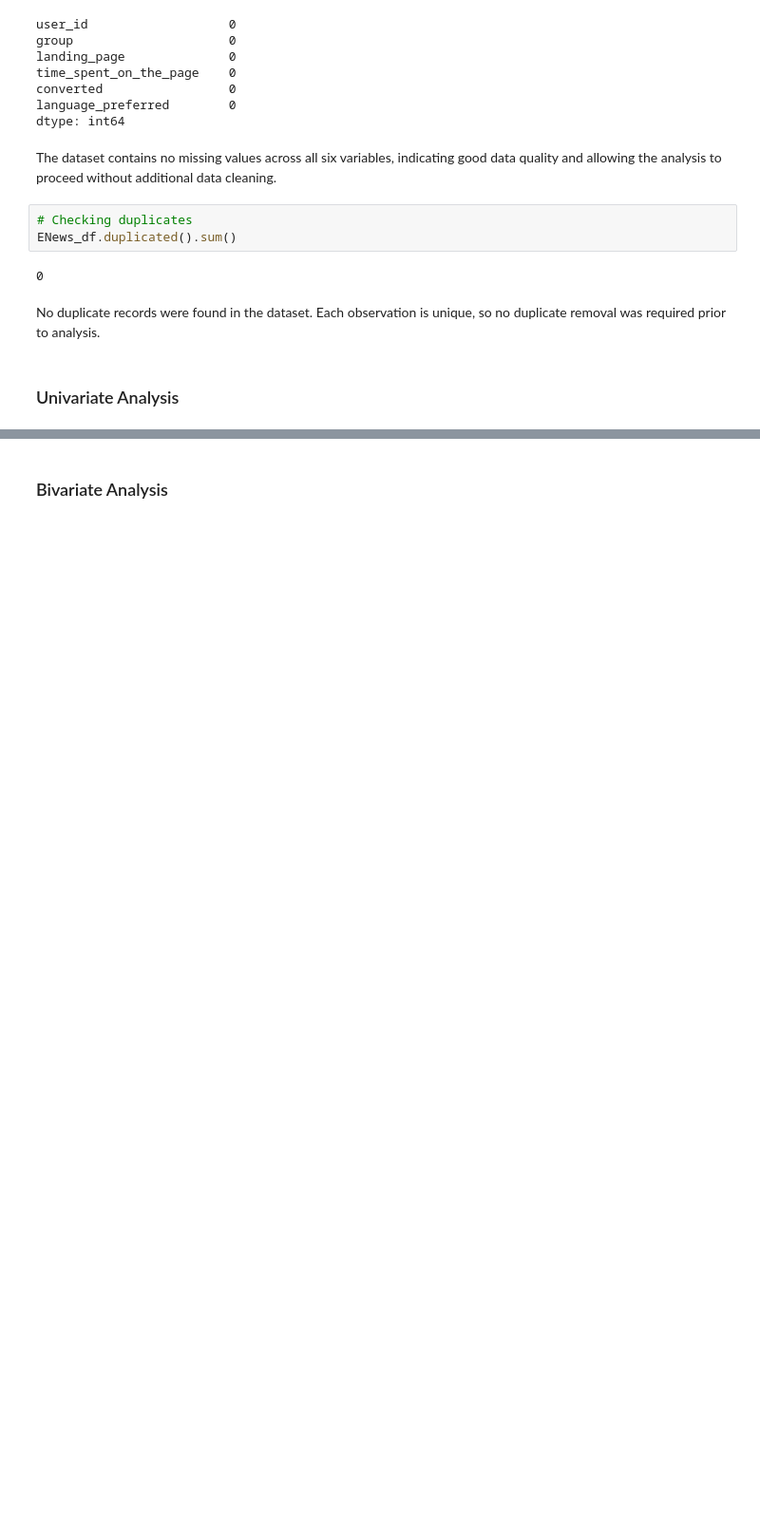
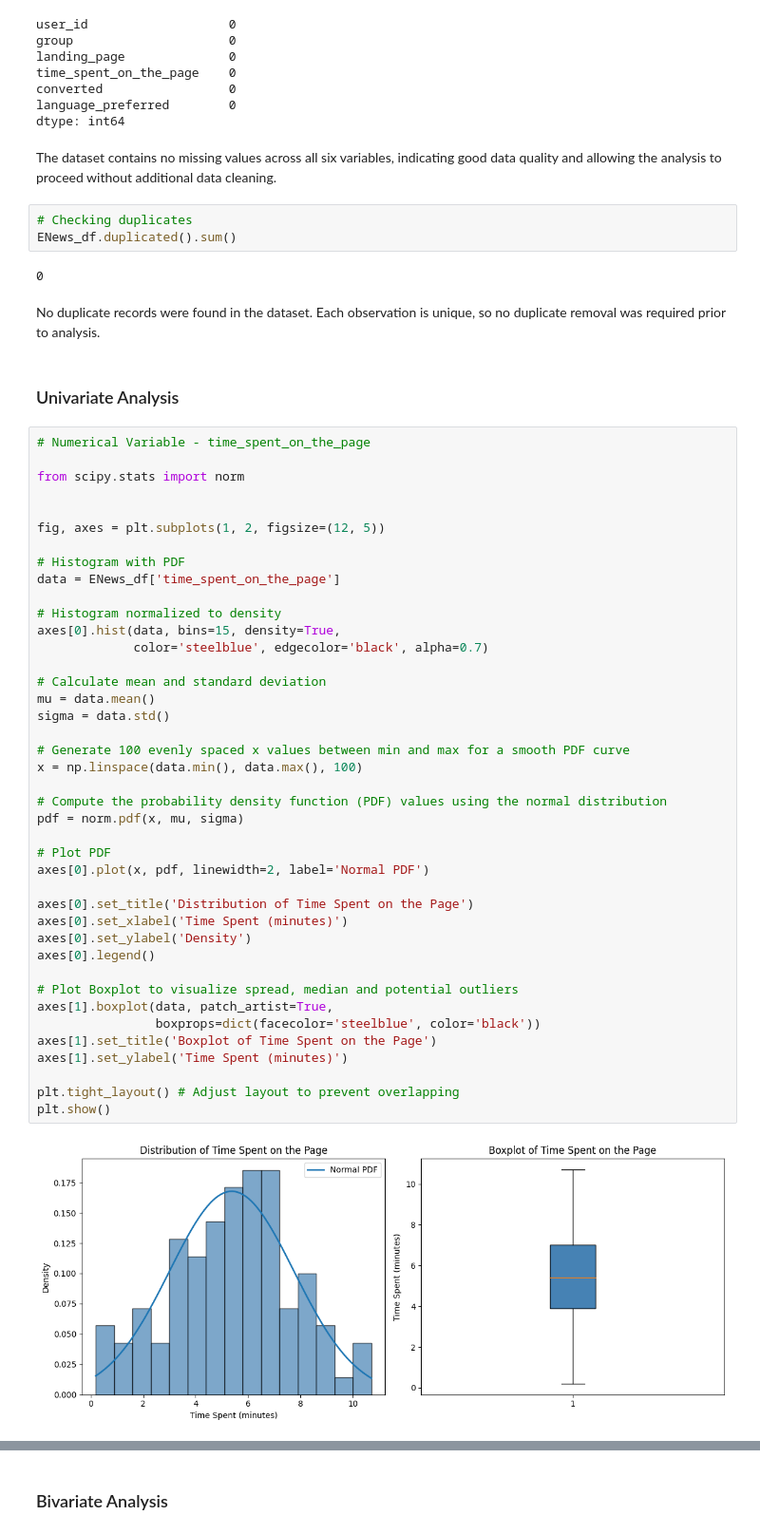
Before and after one commit to Irene-coder-dot/E-News-Express, a Jupyter notebook: ENews_Express_Learner_Notebook_Full_Code.ipynb, the cells around one changed output, grey strips where cells are left out. Shown at 95% size. Drawn from its saved outputs; the diff is of its cells as text; blank space fills up the shorter version.

```diff
--- a/ENews_Express_Learner_Notebook_Full_Code.ipynb
+++ b/ENews_Express_Learner_Notebook_Full_Code.ipynb
@@ -148,3 +148,46 @@ ENews_df.duplicated().sum()
 No duplicate records were found in the dataset. Each observation is unique, so no duplicate removal was required prior to analysis.
 # %% [markdown]
 ### Univariate Analysis
+# %%
+# Numerical Variable - time_spent_on_the_page
+
+from scipy.stats import norm
+
+
+fig, axes = plt.subplots(1, 2, figsize=(12, 5))
+
+# Histogram with PDF
+data = ENews_df['time_spent_on_the_page']
+
+# Histogram normalized to density
+axes[0].hist(data, bins=15, density=True,
+             color='steelblue', edgecolor='black', alpha=0.7)
+
+# Calculate mean and standard deviation
+mu = data.mean()
+sigma = data.std()
+
+# Generate 100 evenly spaced x values between min and max for a smooth PDF curve
+x = np.linspace(data.min(), data.max(), 100)
+
+# Compute the probability density function (PDF) values using the normal distribution
+pdf = norm.pdf(x, mu, sigma)
+
+# Plot PDF
+axes[0].plot(x, pdf, linewidth=2, label='Normal PDF')
+
+axes[0].set_title('Distribution of Time Spent on the Page')
+axes[0].set_xlabel('Time Spent (minutes)')
+axes[0].set_ylabel('Density')
+axes[0].legend()
+
+# Plot Boxplot to visualize spread, median and potential outliers
+axes[1].boxplot(data, patch_artist=True,
+                boxprops=dict(facecolor='steelblue', color='black'))
+axes[1].set_title('Boxplot of Time Spent on the Page')
+axes[1].set_ylabel('Time Spent (minutes)')
+
+plt.tight_layout() # Adjust layout to prevent overlapping
+plt.show()
+# %% [output]
+[figure, added]
```
Also changed, not shown: parts of 11 cells of this notebook.
